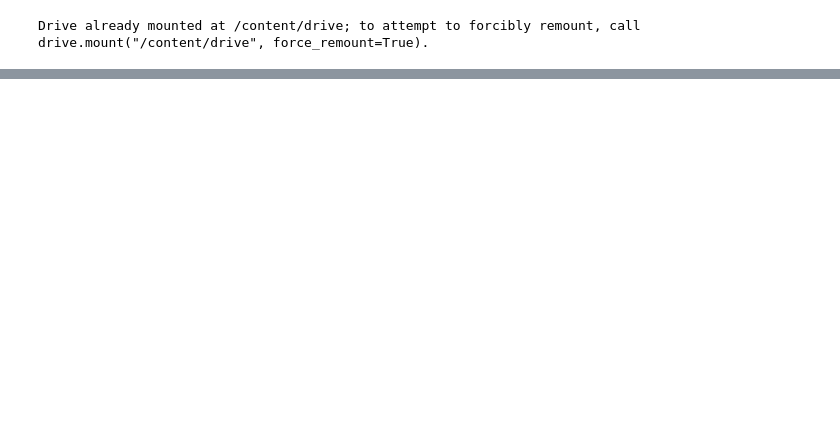
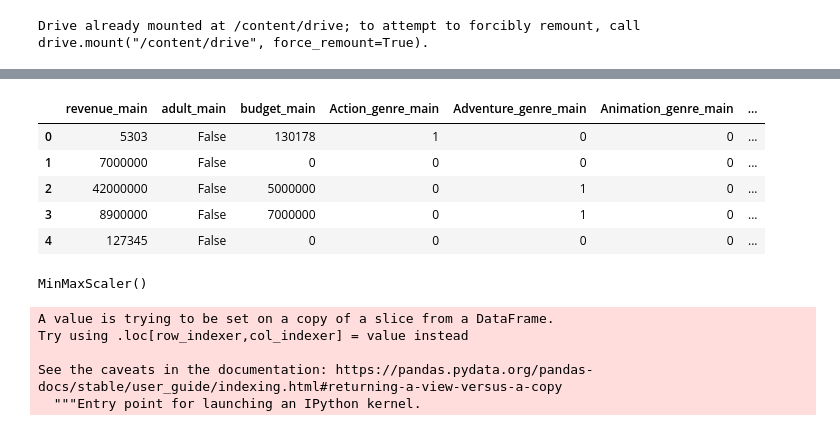
Before and after one commit to anurvish/Movie-revenue-Prediction, a Jupyter notebook: modelRidge.ipynb, the cells around one changed output, grey strips where cells are left out. Saved outputs shown, nothing was run; the diff lists cells and outputs as text; code cells hidden in the pictures; blank space fills up the shorter version.

```diff
--- a/modelRidge.ipynb
+++ b/modelRidge.ipynb
@@ -31,0 +34,13 @@ y = df.iloc[:, 1]
+# %%
+#reading the data from CSV file
+df = pd.read_csv("/content/drive/MyDrive/ML/GroupProject/final_data.csv", )
+df.head()
+#Obtained data preprocessing
+df = df.replace(np.NaN, 0)
+df.drop(labels=['Unnamed: 0'],axis=1,inplace=True)
+df.drop(labels=['release_date_main'],axis=1,inplace=True)
+df.drop(labels=['id_main'],axis=1,inplace=True)
+df.drop(labels=['runtime_main'],axis=1,inplace=True)
+Independent_features = df.iloc[:,1:]
+Target = df.iloc[:,0]
+Independent_features = Independent_features.replace(np.nan,0)
@@ -31,0 +65,11 @@ y = df.iloc[:, 1]
+# %%
+#setting the max rows
+pd.set_option('max_rows', 99999)
+df.head(5)
+# %% [output]
+|  | revenue_main | adult_main | budget_main | Action_genre_main | Adventure_genre_main | Animation_genre_main | ... |
+| 0 | 5303 | False | 130178 | 1 | 0 | 0 | ... |
+| 1 | 7000000 | False | 0 | 0 | 0 | 0 | ... |
+| 2 | 42000000 | False | 5000000 | 0 | 1 | 0 | ... |
+| 3 | 8900000 | False | 7000000 | 0 | 1 | 0 | ... |
+| 4 | 127345 | False | 0 | 0 | 0 | 0 | ... |
@@ -32 +108,18 @@ y = df.iloc[:, 1]
+# %%
+mms_budget = MinMaxScaler()
+mms_budget.fit(Independent_features['budget_main'].to_numpy().reshape(-1,1))
+
+mms_revenue = MinMaxScaler()
+mms_revenue.fit(Target.values.reshape(-1,1))
+# %% [output]
+MinMaxScaler()
+# %%
+Independent_features['budget_main'] = mms_budget.fit_transform(Independent_features['budget_main'].to_numpy().reshape(-1,1))
+Target = mms_revenue.fit_transform(Target.values.reshape(-1,1))
+# %% [output]
+A value is trying to be set on a copy of a slice from a DataFrame.
+Try using .loc[row_indexer,col_indexer] = value instead
+
+See the caveats in the documentation: https://pandas.pydata.org/pandas-docs/stable/user_guide/indexing.html#returning-a-view-versus-a-copy
+  """Entry point for launching an IPython kernel.
 # %%
```
Also changed, not shown: parts of 12 cells of this notebook.
